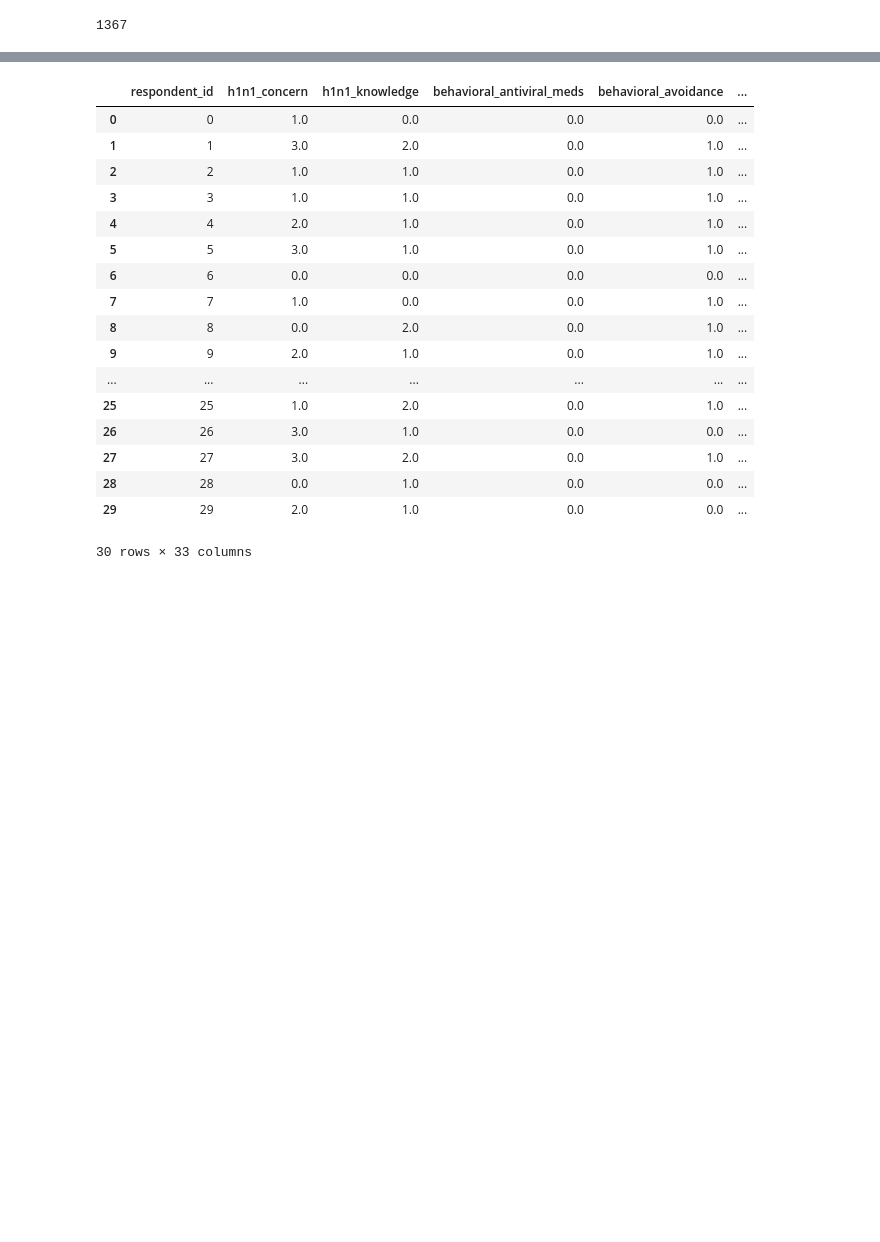
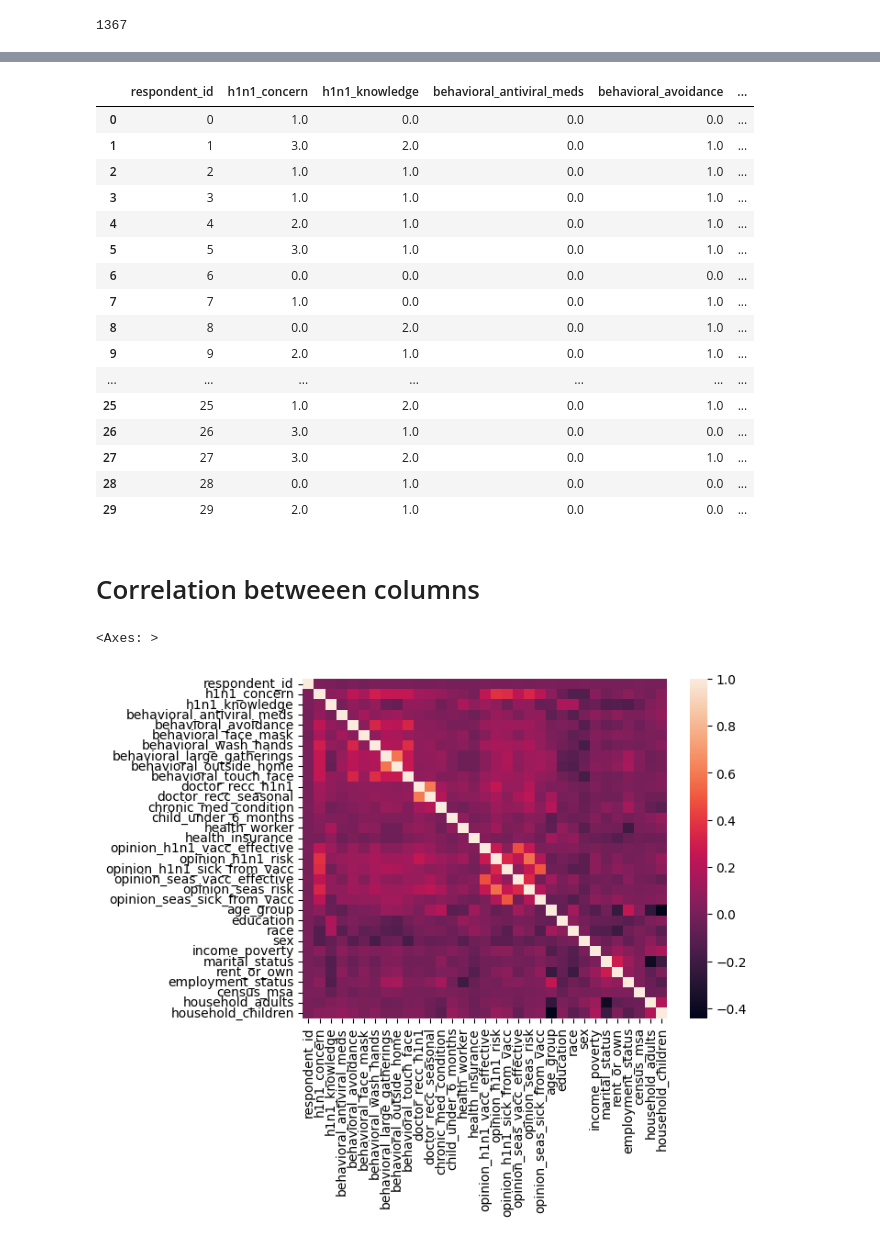
Before and after one commit to SergioManuelJob/FluShot-Learning, a Jupyter notebook: FluShot_Learning.ipynb, the cells around one changed output, grey strips where cells are left out. Drawn from its saved outputs; the diff is of its cells as text; code cells hidden in the pictures; blank space fills up the shorter version.

```diff
--- a/FluShot_Learning.ipynb
+++ b/FluShot_Learning.ipynb
@@ -87,5 +98,6 @@ len(indexes_of_nuls)
 # %%
 for i in range (len(indexes_of_nuls)):
   data = data.drop(indexes_of_nuls[i])
+  data_targets = data_targets.drop(indexes_of_nuls[i])
 # %%
 print(data.shape)
@@ -197,6 +229,7 @@ data['race'] = pd.factorize(data['race'], sort=True)[0] + 1
 data['income_poverty'] = pd.factorize(data['income_poverty'], sort=True)[0] + 1
 data['employment_status'] = pd.factorize(data['employment_status'], sort=True)[0] + 1
 data['census_msa'] = pd.factorize(data['census_msa'], sort=True)[0] + 1
+data['age_group'] = pd.factorize(data['age_group'], sort=True)[0] + 1
 data.head(30)
 # %% [output]
 |  | respondent_id | h1n1_concern | h1n1_knowledge | behavioral_antiviral_meds | behavioral_avoidance | ... |
@@ -216,5 +249,16 @@ data.head(30)
 | 27 | 27 | 3.0 | 2.0 | 0.0 | 1.0 | ... |
 | 28 | 28 | 0.0 | 1.0 | 0.0 | 0.0 | ... |
 | 29 | 29 | 2.0 | 1.0 | 0.0 | 0.0 | ... |
-30 rows × 33 columns
+# %% [markdown]
+# Correlation betweeen columns
+# %%
+import seaborn as sns
+
+mtx_corr = data.corr()
+# Plot the heatmap and annotation on it
+sns.heatmap(mtx_corr, xticklabels=mtx_corr.columns, yticklabels=mtx_corr.columns, annot=False)
+# As we can see, the columns have no correlation with each other with this heatmap
+# %% [output]
+<Axes: >
+[figure, added]
 # %% [markdown]
```
Also changed, not shown: parts of 21 cells of this notebook.
